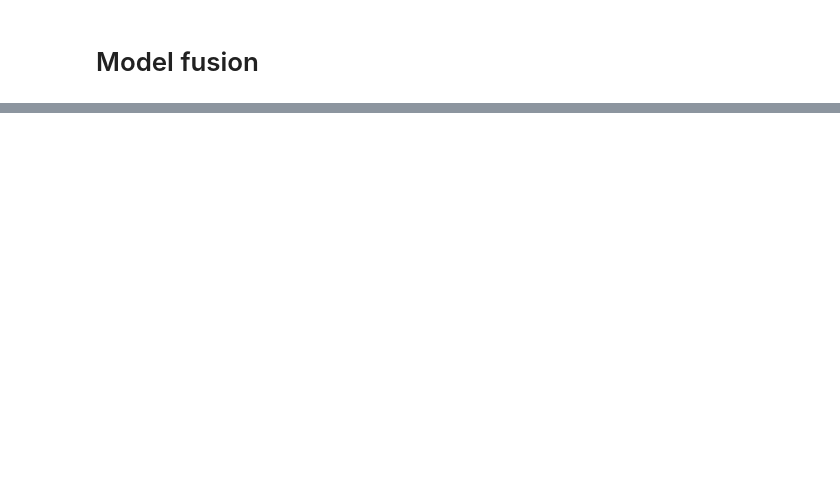
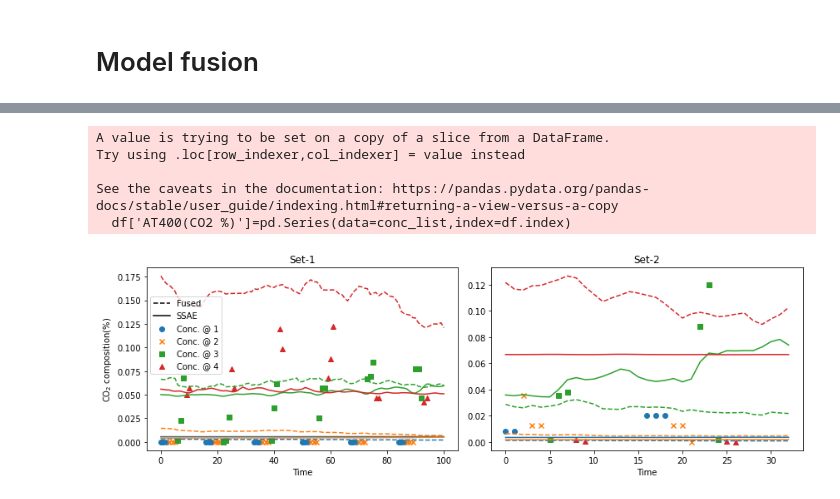
Before and after one commit to tonyzyl/CO2-Soft-sensor-for-a-carbon-capture-pilot-plant, a Jupyter notebook: Estimate_CO2_profile.ipynb, the cells around one changed output, grey strips where cells are left out. Saved outputs shown, nothing was run; the diff lists cells and outputs as text; code cells hidden in the pictures; blank space fills up the shorter version.

```diff
--- a/Estimate_CO2_profile.ipynb
+++ b/Estimate_CO2_profile.ipynb
@@ -682,5 +706,5 @@ plt.show()
 H=np.eye(6)
 conc_set=test_full_values.copy()
 for i in range(conc_set.shape[0]):
-    conc_set[i],_ = VAR_3D(test_full_values[i]*100,conc_scaler.inverse_transform(np.mean(predict_set,axis=1))[i],H,B,R)
+    conc_set[i],_ = VAR_3D(test_full_values[i]*100,predict_set[i],H,B,R)
 # %% [output]
@@ -708,0 +748,68 @@ plt.tight_layout()
+# %%
+def columnSeparator2(df):
+    df = avgOutPoint1(df)
+    arr = np.ones((df.shape[0],4))
+    for i in range(df.shape[0]):
+        label = df['label'].iloc[i]
+        if label < 4.5:
+            arr[i,label-1] = df['AT400(CO2 %)'].iloc[i]
+        else:
+            arr[i] = None
+    arr = np.where(arr!=1, arr, None)
+    return arr
+df_set1=list_of_origin_df[2][callback:]
+df_set2=list_of_origin_df[1][callback:]
+set1_arr = columnSeparator2(df_set1)
+set2_arr = columnSeparator2(df_set2)
+
+discrete_record_set1, discrete_record_set2  = list_of_origin_df[2]['AT400(CO2 %)'][callback:], list_of_origin_df[1]['AT400(CO2 %)'][callback:]
+ssae_set1_1,ssae_set1_2,ssae_set1_3,ssae_set1_4 = np.load('results/set1_1.npy'),np.load('results/set1_2.npy'),np.load('results/set1_3.npy'),np.load('results/set1_4.npy')
+ssae_set2_1,ssae_set2_2,ssae_set2_3,ssae_set2_4 = np.load('results/set2_1.npy'),np.load('results/set2_2.npy'),np.load('results/set2_3.npy'),np.load('results/set2_4.npy')
+
+set1_kinetic, set2_kinetic = np.load('results/set1_kinetic.npy'),np.load('results/set2_kinetic.npy')
+set1_fused, set2_fused = np.load('results/set1_fused.npy'),np.load('results/set2_fused.npy')
+set1_dae, set2_dae = np.load('results/set1_DAE_16.npy'),np.load('results/set2_DAE_16.npy')
+fig, axs = plt.subplots(1,2, sharey=False, figsize=(12,4))
+plt.subplots_adjust(wspace = 0.05, bottom=0.15)
+fig.set_tight_layout(True)
+axs[0].scatter(range(set1_arr.shape[0]),set1_arr[:,0],marker='o',label='Conc. @ 1')
+axs[0].scatter(range(set1_arr.shape[0]),set1_arr[:,1],marker='x',label='Conc. @ 2')
+axs[0].scatter(range(set1_arr.shape[0]),set1_arr[:,2],marker='s',label='Conc. @ 3')
+axs[0].scatter(range(set1_arr.shape[0]),set1_arr[:,3],marker='^',label='Conc. @ 4')
+axs[0].plot(0,linestyle='dashed',color='black',label='Fused')
+axs[0].plot(set1_fused[:,0],linestyle='dashed',color='tab:blue')
+axs[0].plot(set1_fused[:,1],linestyle='dashed',color='tab:orange')
+axs[0].plot(set1_fused[:,2],linestyle='dashed',color='tab:green')
+axs[0].plot(set1_fused[:,3],linestyle='dashed',color='tab:red')
+axs[0].plot(0,linestyle='-',color='black',label='SSAE')
+axs[0].plot(ssae_set1_1,linestyle='-',color='tab:blue')
+axs[0].plot(ssae_set1_2,linestyle='-',color='tab:orange')
+axs[0].plot(ssae_set1_3,linestyle='-',color='tab:green')
+axs[0].plot(ssae_set1_4,linestyle='-',color='tab:red')
+#axs[0].plot(test_full_values[:,4]*100,linestyle='dashed',color='tab:red',label='Estimation @ point 5')
+axs[0].set_title('Set-1')
+axs[0].set_ylabel('CO$_2$ composition(%)')
+axs[0].set_xlabel('Time')
+axs[0].legend(loc=(0.01,0.42))
+axs[1].scatter(range(set2_arr.shape[0]),set2_arr[:,0],marker='o')
+axs[1].scatter(range(set2_arr.shape[0]),set2_arr[:,1],marker='x')
+axs[1].scatter(range(set2_arr.shape[0]),set2_arr[:,2],marker='s')
+axs[1].scatter(range(set2_arr.shape[0]),set2_arr[:,3],marker='^')
+axs[1].plot(set2_fused[:,0],linestyle='dashed',color='tab:blue')
+axs[1].plot(set2_fused[:,1],linestyle='dashed',color='tab:orange')
+axs[1].plot(set2_fused[:,2],linestyle='dashed',color='tab:green')
+axs[1].plot(set2_fused[:,3],linestyle='dashed',color='tab:red')
+axs[1].plot(ssae_set2_1,linestyle='-',color='tab:blue')
+axs[1].plot(ssae_set2_2,linestyle='-',color='tab:orange')
+axs[1].plot(ssae_set2_3,linestyle='-',color='tab:green')
+axs[1].plot(ssae_set2_4,linestyle='-',color='tab:red')
+axs[1].set_title('Set-2')
+axs[1].set_xlabel('Time')
+plt.savefig('compare_upper.png',dpi=1000)
+# %% [output]
+A value is trying to be set on a copy of a slice from a DataFrame.
+Try using .loc[row_indexer,col_indexer] = value instead
+
+See the caveats in the documentation: https://pandas.pydata.org/pandas-docs/stable/user_guide/indexing.html#returning-a-view-versus-a-copy
+  df['AT400(CO2 %)']=pd.Series(data=conc_list,index=df.index)
+[figure, added]
```
Also changed, not shown: parts of 9 cells of this notebook, 39 other files.
